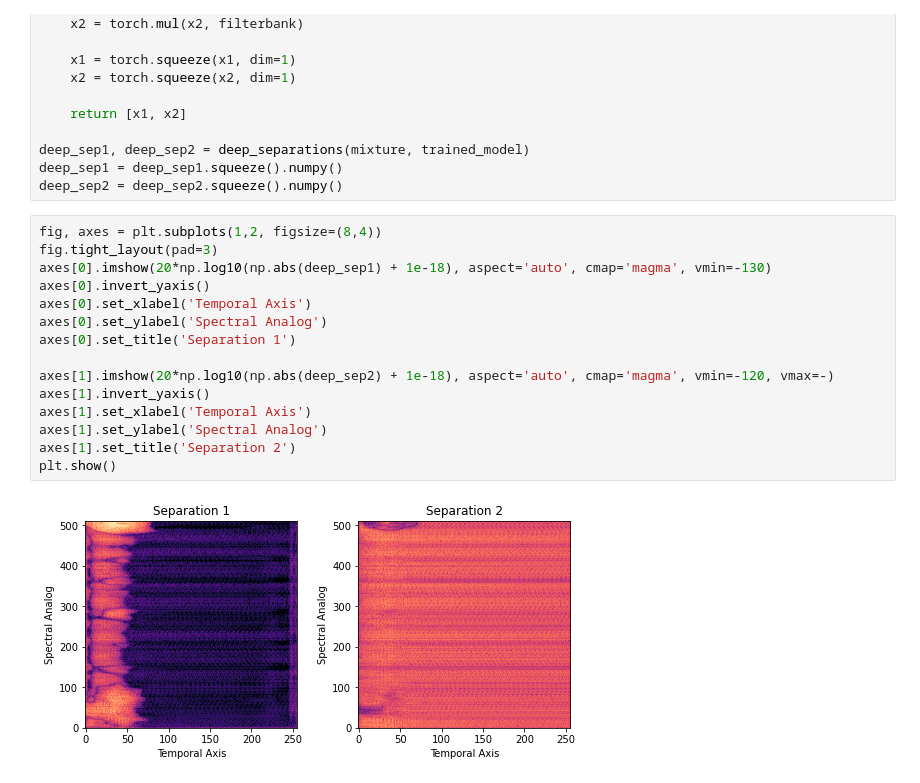
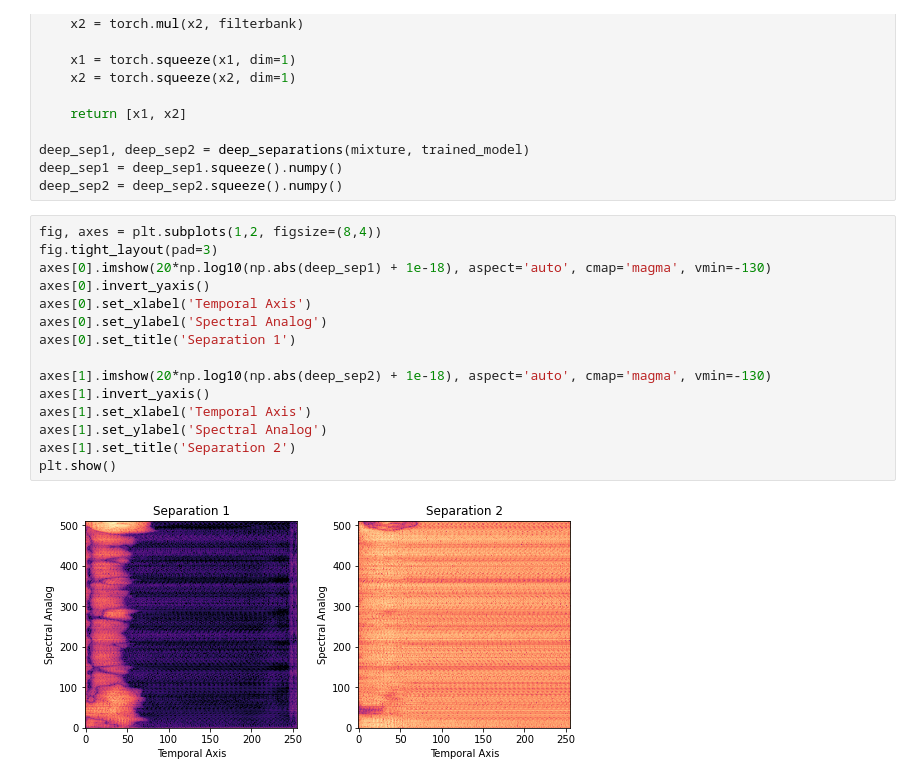
Before and after one commit to kzacarian/cocktail-party-problem, a Jupyter notebook: Macaques/PyTorch/PytorchV1.ipynb, the cells around one changed output. Drawn from its saved outputs; the diff is of its cells as text.

```diff
--- a/Macaques/PyTorch/PytorchV1.ipynb
+++ b/Macaques/PyTorch/PytorchV1.ipynb
@@ -734,17 +734,17 @@ deep_sep2 = deep_sep2.squeeze().numpy()
 # %%
 fig, axes = plt.subplots(1,2, figsize=(8,4))
 fig.tight_layout(pad=3)
 axes[0].imshow(20*np.log10(np.abs(deep_sep1) + 1e-18), aspect='auto', cmap='magma', vmin=-130)
 axes[0].invert_yaxis()
 axes[0].set_xlabel('Temporal Axis')
 axes[0].set_ylabel('Spectral Analog')
 axes[0].set_title('Separation 1')
 
-axes[1].imshow(20*np.log10(np.abs(deep_sep2) + 1e-18), aspect='auto', cmap='magma', vmin=-120, vmax=-)
+axes[1].imshow(20*np.log10(np.abs(deep_sep2) + 1e-18), aspect='auto', cmap='magma', vmin=-130)
 axes[1].invert_yaxis()
 axes[1].set_xlabel('Temporal Axis')
 axes[1].set_ylabel('Spectral Analog')
 axes[1].set_title('Separation 2')
 plt.show()
 # %% [output]
-[figure, old version]
+[figure, new version]
```
